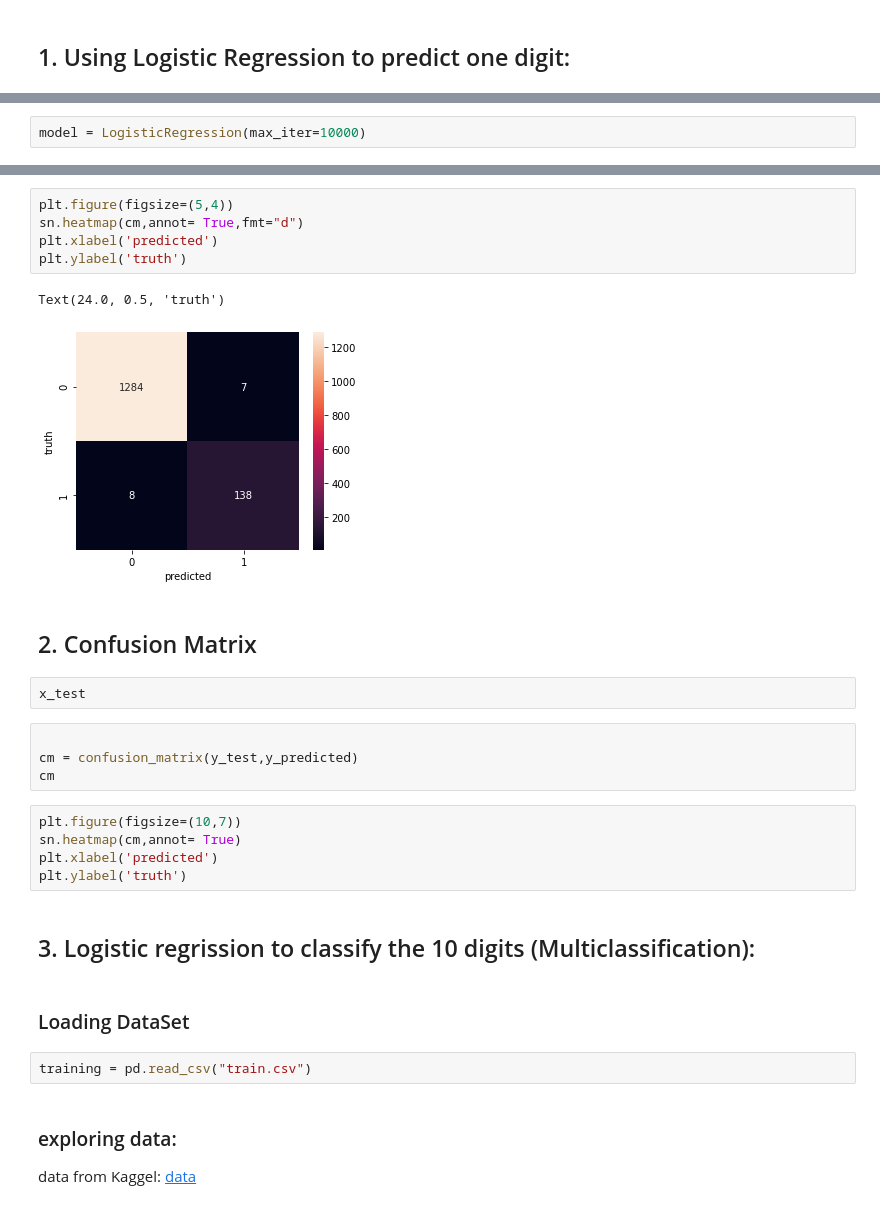
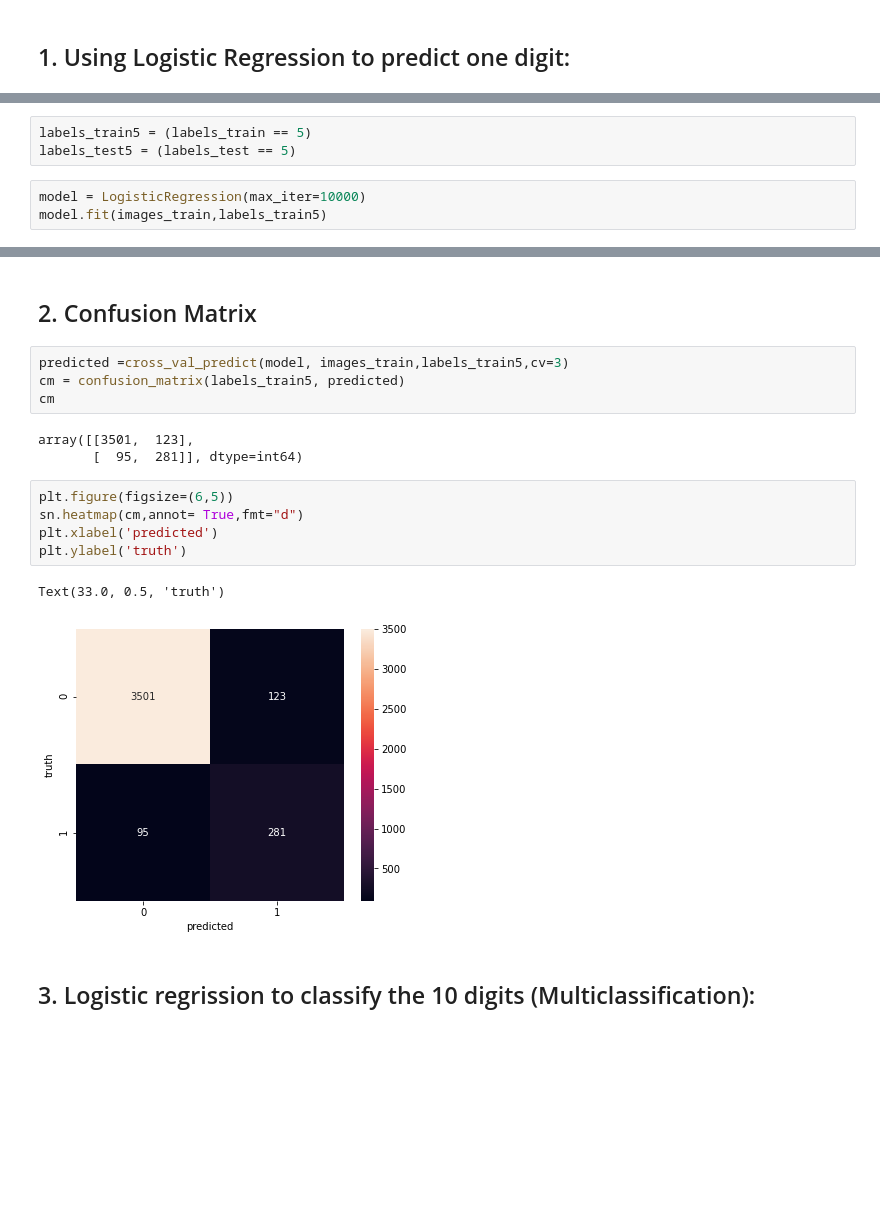
Before and after one commit to Donia-sharafeldin/Mnist-dataset-classification, a Jupyter notebook: mnist.ipynb, the cells around one changed output, grey strips where cells are left out. Saved outputs shown, nothing was run; the diff lists cells and outputs as text; blank space fills up the shorter version.

```diff
--- a/mnist.ipynb
+++ b/mnist.ipynb
@@ -34,2 +53,6 @@ ytest5 = (y_test == 5)
+# %%
+labels_train5 = (labels_train == 5)
+labels_test5 = (labels_test == 5)
 # %%
 model = LogisticRegression(max_iter=10000)
+model.fit(images_train,labels_train5)
@@ -57,31 +67,19 @@ array([[1284,    7],
-# %%
-plt.figure(figsize=(5,4))
-sn.heatmap(cm,annot= True,fmt="d")
-plt.xlabel('predicted')
-plt.ylabel('truth')
-# %% [output]
-Text(24.0, 0.5, 'truth')
-[figure, removed]
 # %% [markdown]
 ## 2. Confusion Matrix
-# %%
-x_test
-# %%
-
-cm = confusion_matrix(y_test,y_predicted)
-cm
+# %%
+predicted =cross_val_predict(model, images_train,labels_train5,cv=3)
+cm = confusion_matrix(labels_train5, predicted)
+cm
+# %% [output]
+array([[3501,  123],
+       [  95,  281]], dtype=int64)
 # %%
-plt.figure(figsize=(10,7))
-sn.heatmap(cm,annot= True)
+plt.figure(figsize=(6,5))
+sn.heatmap(cm,annot= True,fmt="d")
 plt.xlabel('predicted')
 plt.ylabel('truth')
+# %% [output]
+Text(33.0, 0.5, 'truth')
+[figure, added]
 # %% [markdown]
 ## 3. Logistic regrission to classify the 10 digits (Multiclassification):
-# %% [markdown]
-### Loading DataSet
-# %%
-training = pd.read_csv("train.csv")
-# %% [markdown]
-### exploring data:
-data from Kaggel:
-    [data](https://www.kaggle.com/c/digit-recognizer/data)
```
Also changed, not shown: parts of 35 cells of this notebook.
